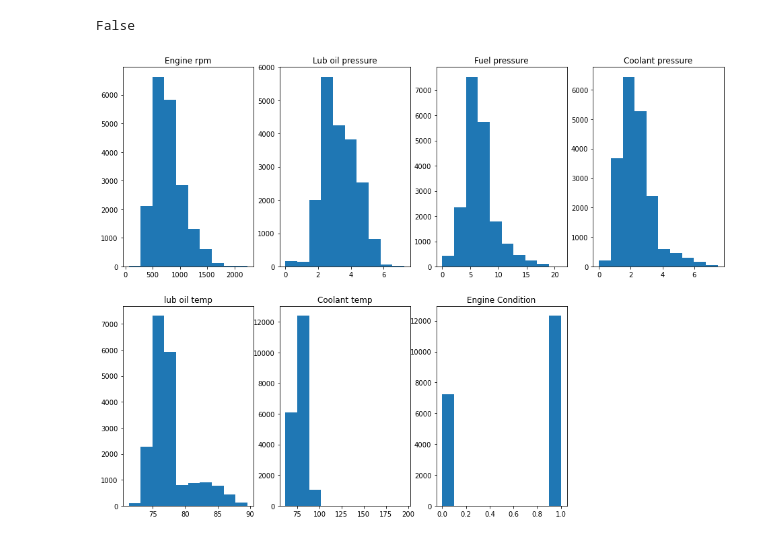
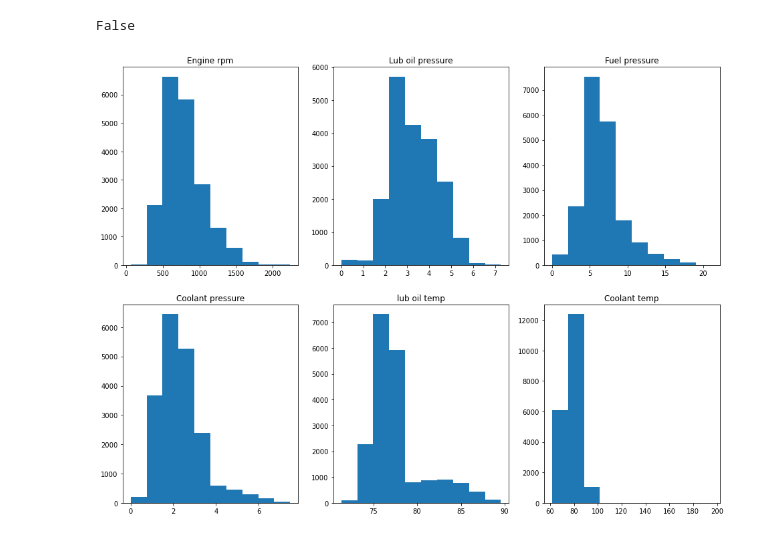
Before and after one commit to j-bower/EngineHealth, a Jupyter notebook: EngineHealth.ipynb, the cells around one changed output. Cells and saved outputs as stored; diff of their text form; code cells hidden in the pictures.

```diff
--- a/EngineHealth.ipynb
+++ b/EngineHealth.ipynb
@@ -28,12 +29,12 @@ False
 # %%
 # visualize each column
 
 plt.figure(figsize=(16,12))
-for i in range(7):
+for i in range(6):
     data = df.iloc[:, i]
 
-    plt.subplot(2,4, i+1)
+    plt.subplot(2,3, i+1)
     plt.hist(data,)
     plt.title(df.columns[i])
 # %% [output]
-[figure, old version]
+[figure, new version]
```
Also changed, not shown: parts of 5 cells of this notebook.
